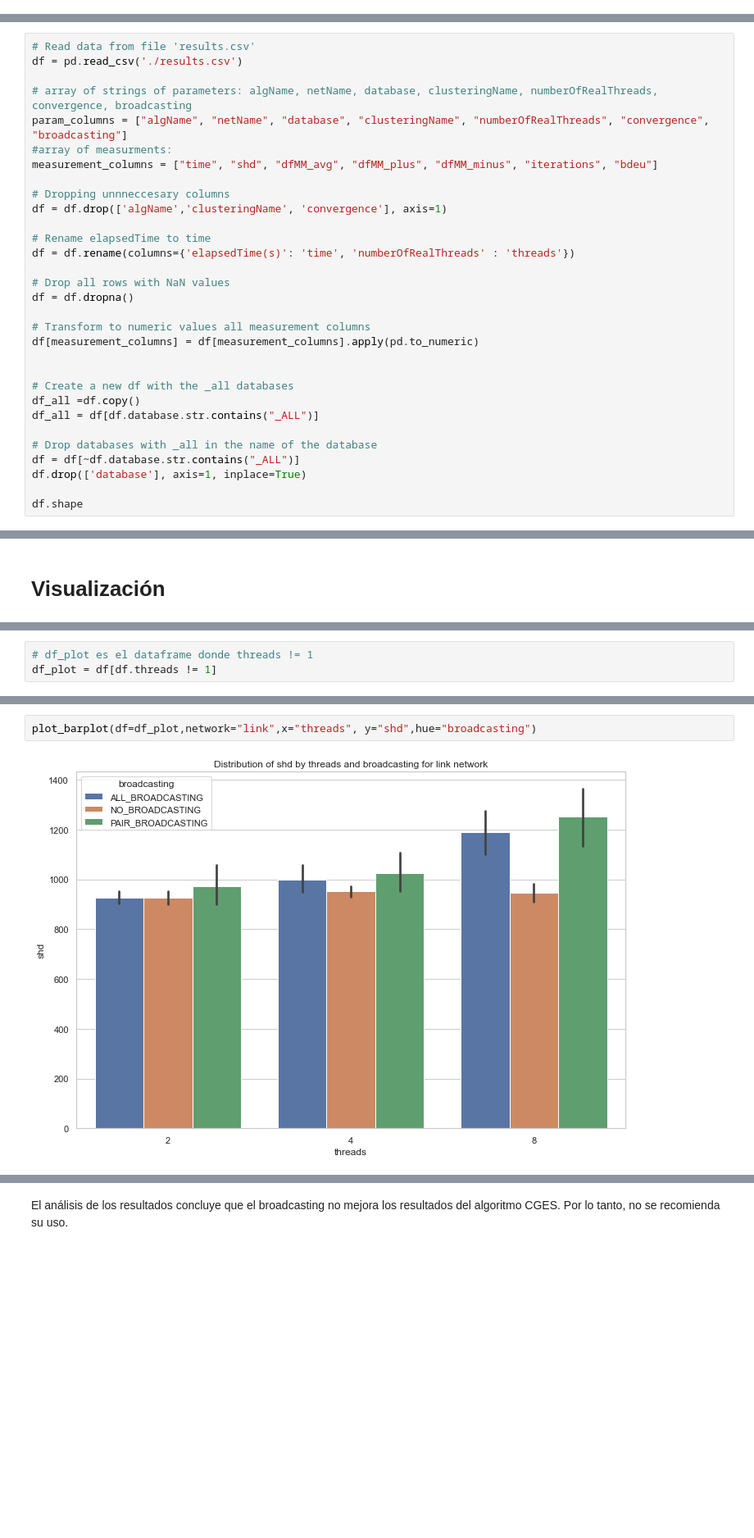
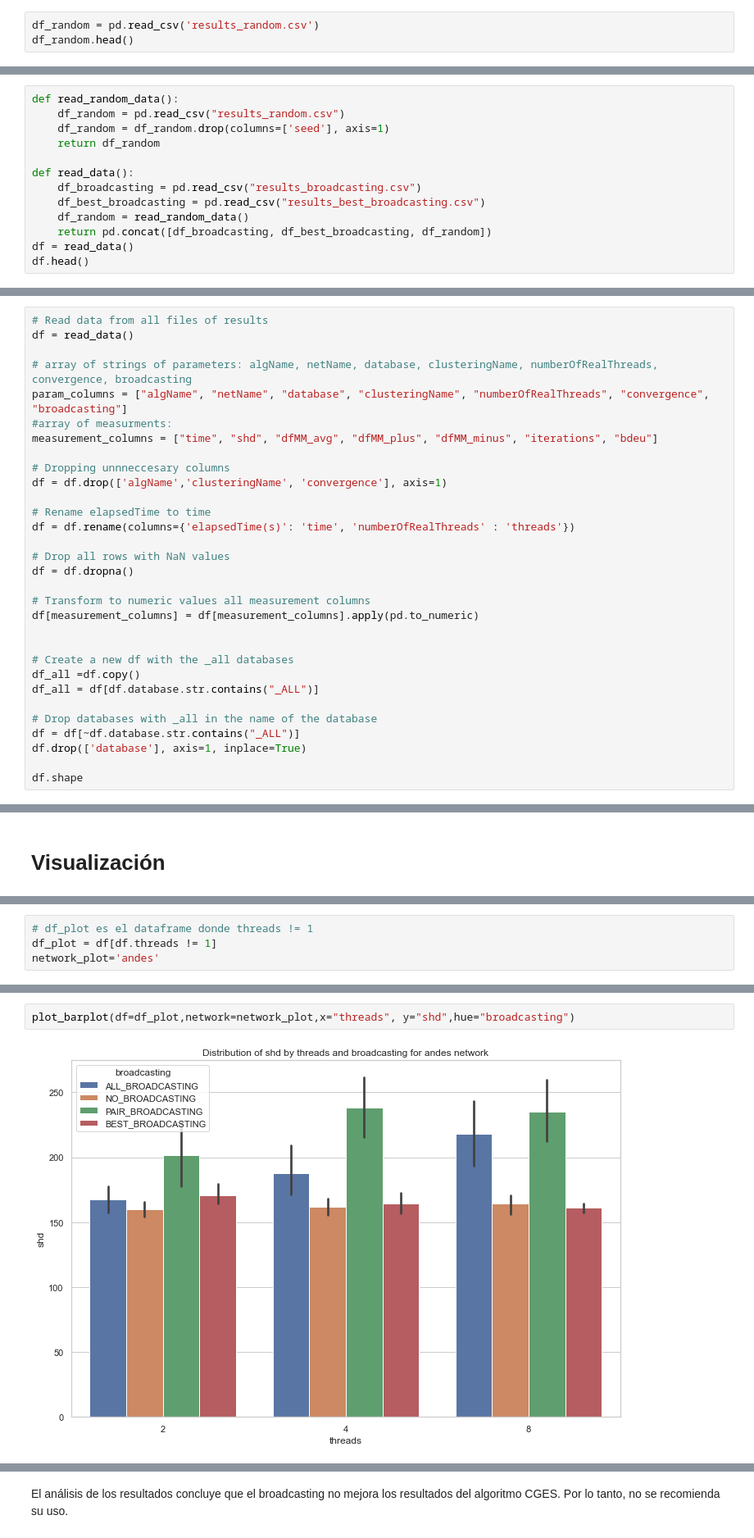
Before and after one commit to JLaborda/cges, a Jupyter notebook: notebooks/broadcasting_experiments/analysis.ipynb, the cells around one changed output, grey strips where cells are left out. Shown at 82% size. Cells and saved outputs as stored; diff of their text form; blank space fills up the shorter version.

Commit message:
Analysis of broadcasting experiments

```diff
--- a/notebooks/broadcasting_experiments/analysis.ipynb
+++ b/notebooks/broadcasting_experiments/analysis.ipynb
@@ -82,0 +99,3 @@ import matplotlib.pyplot as plt
+# %%
+df_random = pd.read_csv('results_random.csv')
+df_random.head()
@@ -82,0 +109,13 @@ import matplotlib.pyplot as plt
+# %%
+def read_random_data():
+    df_random = pd.read_csv("results_random.csv")
+    df_random = df_random.drop(columns=['seed'], axis=1)
+    return df_random
+
+def read_data():
+    df_broadcasting = pd.read_csv("results_broadcasting.csv")
+    df_best_broadcasting = pd.read_csv("results_best_broadcasting.csv")
+    df_random = read_random_data()
+    return pd.concat([df_broadcasting, df_best_broadcasting, df_random])
+df = read_data()
+df.head()
@@ -150,6 +196,6 @@ Number of failed experiments: 20
 # %%
-# Read data from file 'results.csv'
-df = pd.read_csv('./results.csv')
+# Read data from all files of results
+df = read_data()
 
 # array of strings of parameters: algName, netName, database, clusteringName, numberOfRealThreads, convergence, broadcasting
 param_columns = ["algName", "netName", "database", "clusteringName", "numberOfRealThreads", "convergence", "broadcasting"]
@@ -228,3 +288,4 @@ def plot_barplot(df,network, x, y, hue):
 # %%
 # df_plot es el dataframe donde threads != 1
 df_plot = df[df.threads != 1]
+network_plot='andes'
@@ -231,5 +335,5 @@ df_plot = df[df.threads != 1]
 # %%
-plot_barplot(df=df_plot,network="link",x="threads", y="shd",hue="broadcasting")
+plot_barplot(df=df_plot,network=network_plot,x="threads", y="shd",hue="broadcasting")
 # %% [output]
-[figure, old version]
+[figure, new version]
 # %%
```
Also changed, not shown: parts of 16 cells of this notebook, 21 other files.
